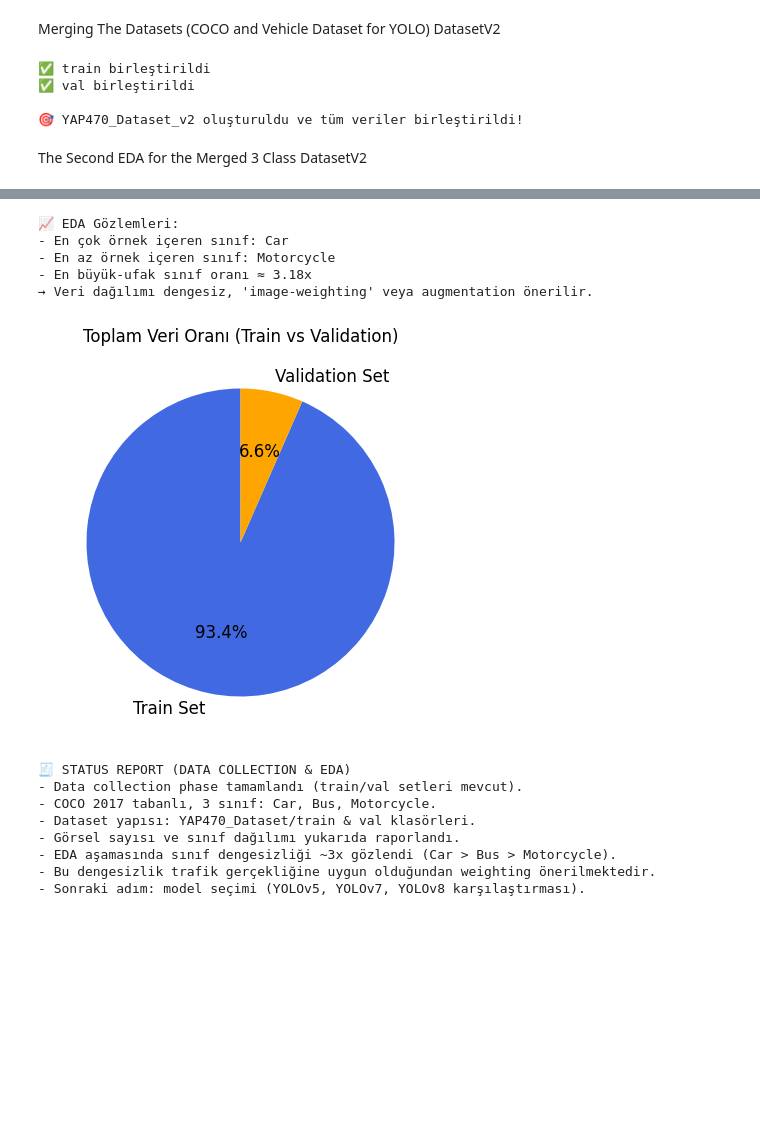
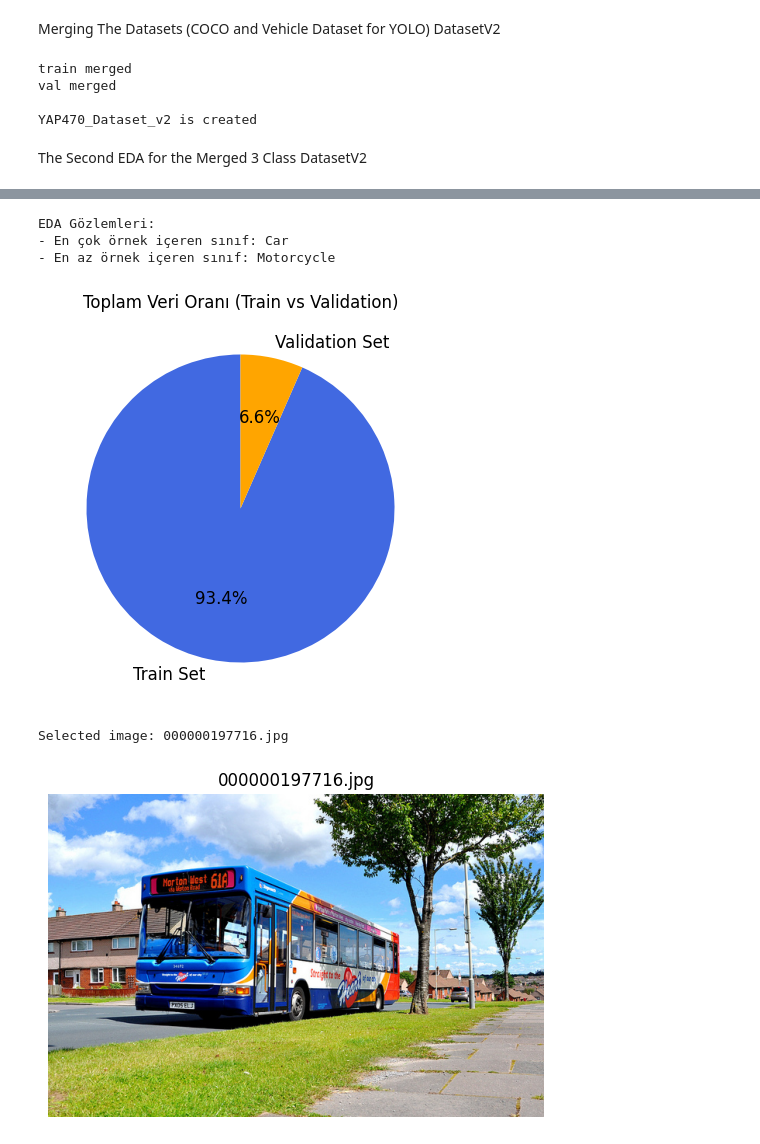
Before and after one commit to metecemturan/yolo-traffic-detection, a Jupyter notebook: trafficDetectionTrain.ipynb, the cells around one changed output, grey strips where cells are left out. Drawn from its saved outputs; the diff is of its cells as text; code cells hidden in the pictures; blank space fills up the shorter version.

```diff
--- a/trafficDetectionTrain.ipynb
+++ b/trafficDetectionTrain.ipynb
@@ -435,8 +418,8 @@ Merging The Datasets (COCO and Vehicle Dataset for YOLO) DatasetV2
 import os, shutil
 
 # --- KAYNAK DATASET’LER ---
-coco_root = r"C:\YAP470_Dataset"  # orijinal COCO tabanlı dataset
-veh_root  = r"C:\Users\metec\OneDrive\Masaüstü\filtered_vehicle"  # yeni filtrelenmiş dataset
+coco_root = r"C:\YAP470_Dataset"  # 3 Class COCO dataset
+veh_root  = r"C:\Users\metec\OneDrive\Masaüstü\filtered_vehicle"  # 3 Class Vehicle Dataset for YOLO
 
 # --- HEDEF (V2) DATASET ---
 out_root  = r"C:\YAP470_Dataset_v2"
@@ -476,14 +459,14 @@ for split in splits:
                         dst_img_path = f"{base}_veh{ext2}"
                     shutil.copy(src_img_path, dst_img_path)
                     break
-    print(f"{split} birleştirildi")
+    print(f"{split} merged")
 
-print("\nYAP470_Dataset_v2 oluşturuldu ve tüm veriler birleştirildi!")
+print("\nYAP470_Dataset_v2 is created")
 # %% [output]
-✅ train birleştirildi
-✅ val birleştirildi
+train merged
+val merged
 
-🎯 YAP470_Dataset_v2 oluşturuldu ve tüm veriler birleştirildi!
+YAP470_Dataset_v2 is created
 # %% [markdown]
 The Second EDA for the Merged 3 Class DatasetV2
 # %%
@@ -492,9 +475,7 @@ import matplotlib.pyplot as plt
 import seaborn as sns
 import pandas as pd
 
-# ==============================
 # Veri yolları
-# ==============================
 train_labels = r"C:\YAP470_Dataset_v2\train\labels"
 val_labels   = r"C:\YAP470_Dataset_v2\val\labels"
 
@@ -517,21 +498,16 @@ def count_images_per_class(label_dir):
 
     return counts, total_files
 
+# Sayımları al
 
-# ==============================
-# Sayımları al
-# ==============================
 train_counts, train_total = count_images_per_class(train_labels)
 val_counts, val_total = count_images_per_class(val_labels)
 
+for cls_id, count in sorted(train_counts.items(), key=lambda x: int(x[0])):
+    print(f"Train Class {cls_id}: {count} görüntü")
 
-print(f" Train klasöründeki toplam dosya sayısı: {train_total}")
-for cls_id, count in sorted(train_counts.items(), key=lambda x: int(x[0])):
-    print(f"  ➤ Class {cls_id}: {count} görüntü")
-
-print(f"\n Val klasöründeki toplam dosya sayısı: {val_total}")
 for cls_id, count in sorted(val_counts.items(), key=lambda x: int(x[0])):
-    print(f"  ➤ Class {cls_id}: {count} görüntü")
+    print(f"Val Class {cls_id}: {count} görüntü")
 
 print("\n Özet:")
 all_ids = sorted(set(train_counts.keys()) | set(val_counts.keys()), key=int)
@@ -544,9 +520,8 @@ for cid in all_ids:
     print(f"Class {cid}: Train={tr} | Val={va} | Toplam={total}")
 
 
-# ==============================
 #  Görselleştirme (EDA)
-# ==============================
+
 df = pd.DataFrame(summary_data, columns=["Class", "Train", "Val", "Total"])
 df["Class Name"] = df["Class"].map({"0": "Car", "1": "Bus", "2": "Motorcycle"})
 
@@ -559,20 +534,17 @@ plt.ylabel("Görüntü Sayısı")
 plt.legend()
 plt.show()
 
-# ==============================
-#  Kısa EDA Yorumları
-# ==============================
+
 max_class = df.loc[df["Total"].idxmax(), "Class Name"]
 min_class = df.loc[df["Total"].idxmin(), "Class Name"]
-ratio = round(df["Total"].max() / df["Total"].min(), 2)
 
-print("\n📈 EDA Gözlemleri:")
+print("\nEDA Gözlemleri:")
 print(f"- En çok örnek içeren sınıf: {max_class}")
 print(f"- En az örnek içeren sınıf: {min_class}")
 
-# ==============================
+
 # Train–Val Oranı (Pie Chart)
-# ==============================
+
 plt.figure(figsize=(5, 5))
 sizes = [train_total, val_total]
 labels = ["Train Set", "Validation Set"]
@@ -589,15 +561,18 @@ plt.pie(
 plt.title("Toplam Veri Oranı (Train vs Validation)")
 plt.show()
 
-#AVG Image Resolution
-heights = [img["height"] for img in data["images"]]
-widths = [img["width"] for img in data["images"]]
-res_df = pd.DataFrame({"width": widths, "height": heights})
-print(res_df.describe()[["width", "height"]])
+import random
+from PIL import Image
+images = os.listdir(r"C:\YAP470_Dataset_v2\train\images")
+sample_img = random.choice(images)
+print("Selected image:", sample_img)
 
+# Görseli aç ve göster
+img_path = os.path.join(r"C:\YAP470_Dataset_v2\train\images", sample_img)
+img = Image.open(img_path)
 
-#Sample Visualization
-import random
-sample = random.choice(data["images"])
-print(sample["file_name"])
+plt.imshow(img)
+plt.title(sample_img)
+plt.axis("off")
+plt.show()
 # %% [output]
@@ -615,18 +587,10 @@ print(sample["file_name"])
 Class 0: Train=12631 | Val=704 | Toplam=13335
 Class 1: Train=4294 | Val=351 | Toplam=4645
 Class 2: Train=3871 | Val=321 | Toplam=4192
 [figure]
-📈 EDA Gözlemleri:
+EDA Gözlemleri:
 - En çok örnek içeren sınıf: Car
 - En az örnek içeren sınıf: Motorcycle
-- En büyük-ufak sınıf oranı ≈ 3.18x
-→ Veri dağılımı dengesiz, 'image-weighting' veya augmentation önerilir.
 [figure]
-🧾 STATUS REPORT (DATA COLLECTION & EDA)
-- Data collection phase tamamlandı (train/val setleri mevcut).
-- COCO 2017 tabanlı, 3 sınıf: Car, Bus, Motorcycle.
-- Dataset yapısı: YAP470_Dataset/train & val klasörleri.
-- Görsel sayısı ve sınıf dağılımı yukarıda raporlandı.
-- EDA aşamasında sınıf dengesizliği ~3x gözlendi (Car > Bus > Motorcycle).
-- Bu dengesizlik trafik gerçekliğine uygun olduğundan weighting önerilmektedir.
-- Sonraki adım: model seçimi (YOLOv5, YOLOv7, YOLOv8 karşılaştırması).
+Selected image: 000000197716.jpg
+[figure, added]
```
Also changed, not shown: parts of 7 cells of this notebook, 1 other file.
